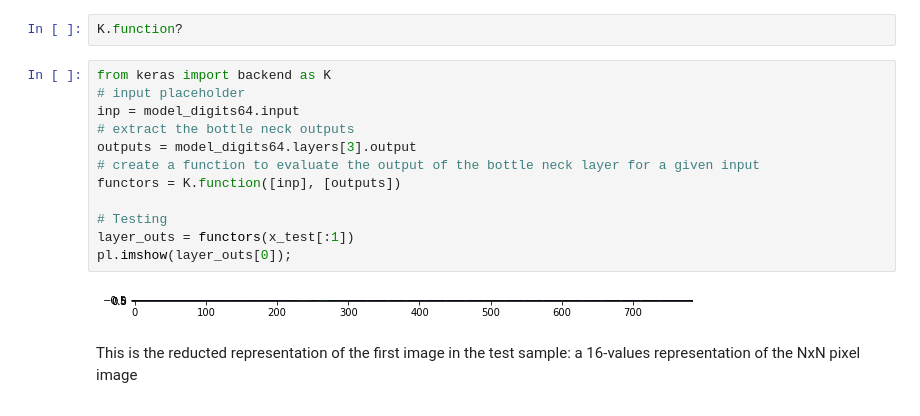
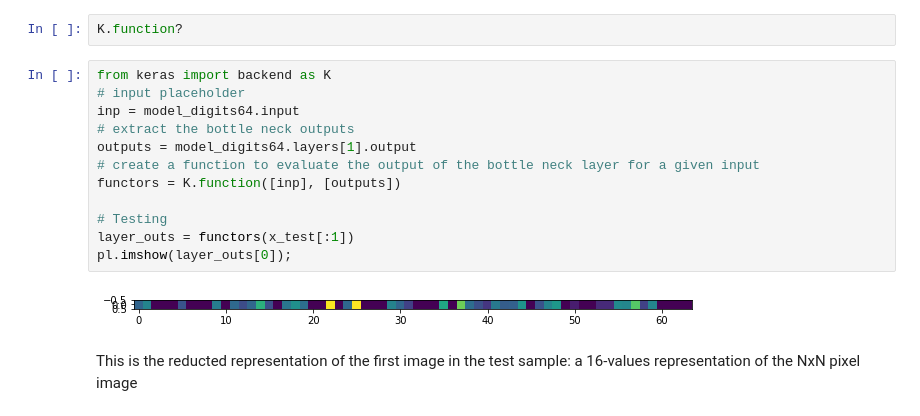
Before and after one commit to ElenaPocaterra/MLNPS2021, a Jupyter notebook: NNDL/April2021_autoencode_digits.ipynb, the cells around one changed output. Drawn from its saved outputs; the diff is of its cells as text.

```diff
--- a/NNDL/April2021_autoencode_digits.ipynb
+++ b/NNDL/April2021_autoencode_digits.ipynb
@@ -458,17 +458,17 @@ K.function?
 # %%
 from keras import backend as K
 # input placeholder
 inp = model_digits64.input
 # extract the bottle neck outputs
-outputs = model_digits64.layers[3].output
+outputs = model_digits64.layers[1].output
 # create a function to evaluate the output of the bottle neck layer for a given input
 functors = K.function([inp], [outputs])
 
 # Testing
 layer_outs = functors(x_test[:1])
 pl.imshow(layer_outs[0]);
 # %% [output]
-[figure, old version]
+[figure, new version]
 # %% [markdown]
 This is the reducted representation of the first image in the test sample: a 16-values representation of the NxN pixel image
 # %%
```
Also changed, not shown: parts of 1 cell of this notebook.
